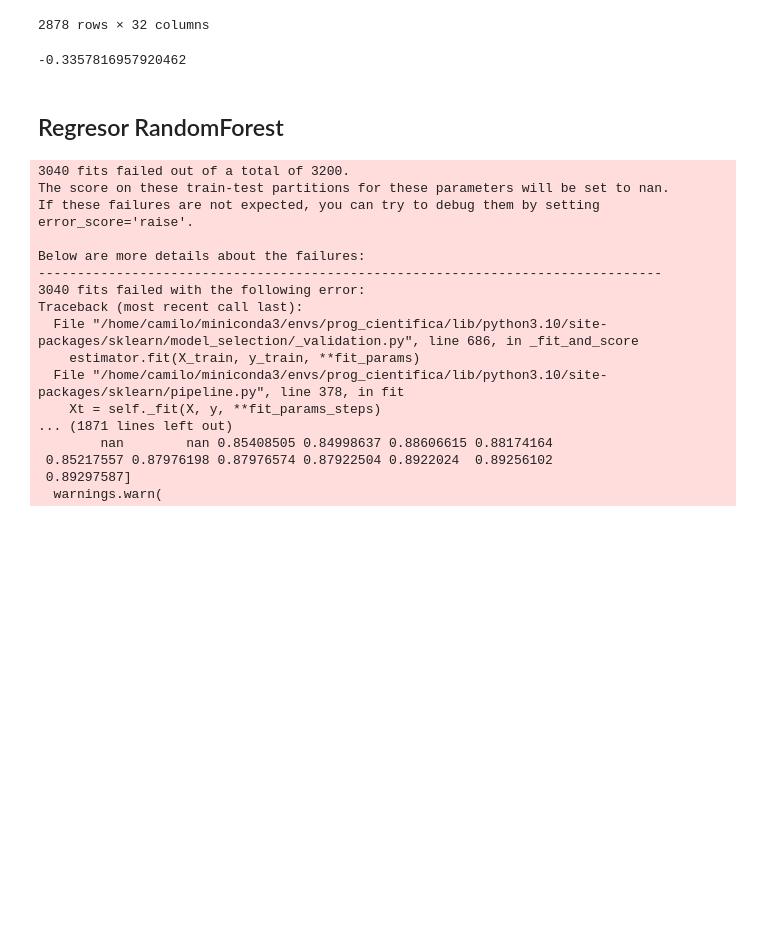
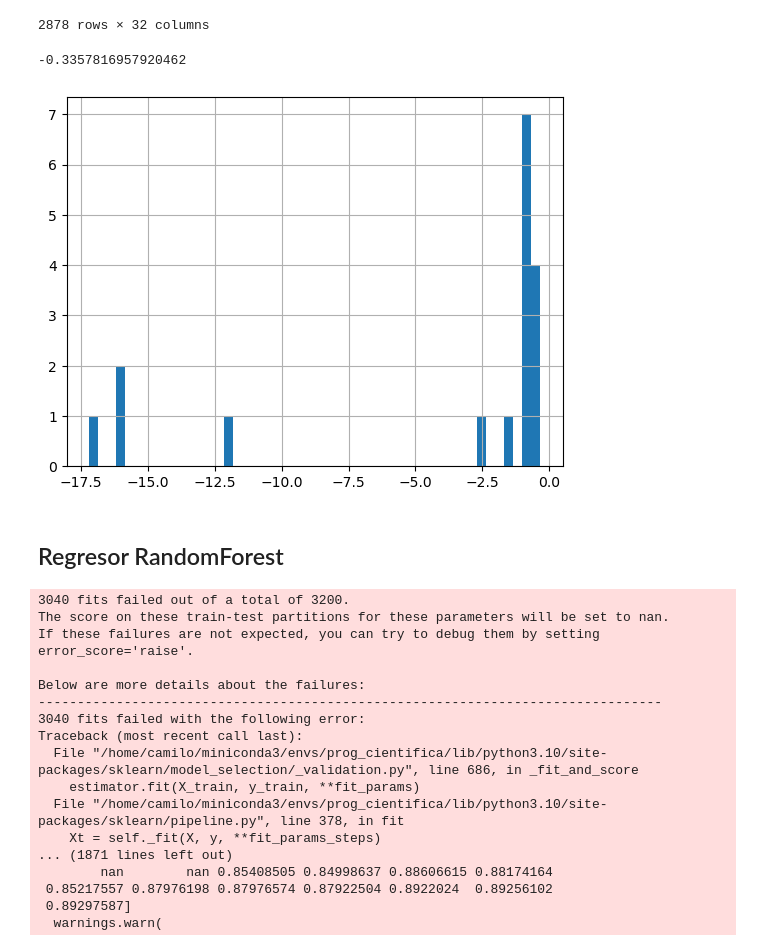
Before and after one commit to camilocarvajalreyes/laboratorios-MDS7202, a Jupyter notebook: Proyecto/gridsearch_reg.ipynb, the cells around one changed output. Drawn from its saved outputs; the diff is of its cells as text; code cells hidden in the pictures; blank space fills up the shorter version.

```diff
--- a/Proyecto/gridsearch_reg.ipynb
+++ b/Proyecto/gridsearch_reg.ipynb
@@ -317,6 +321,10 @@ pd.DataFrame(gs_GB.cv_results_)
 pd.DataFrame(gs_GB.cv_results_)['mean_test_score'].max()
 # %% [output]
 -0.3357816957920462
+# %%
+pd.DataFrame(gs_GB.cv_results_)['mean_test_score'].hist(bins=50);
+# %% [output]
+[figure, added]
 # %% [markdown]
 ## Regresor RandomForest
 # %%
```
Also changed, not shown: parts of 5 cells of this notebook.
